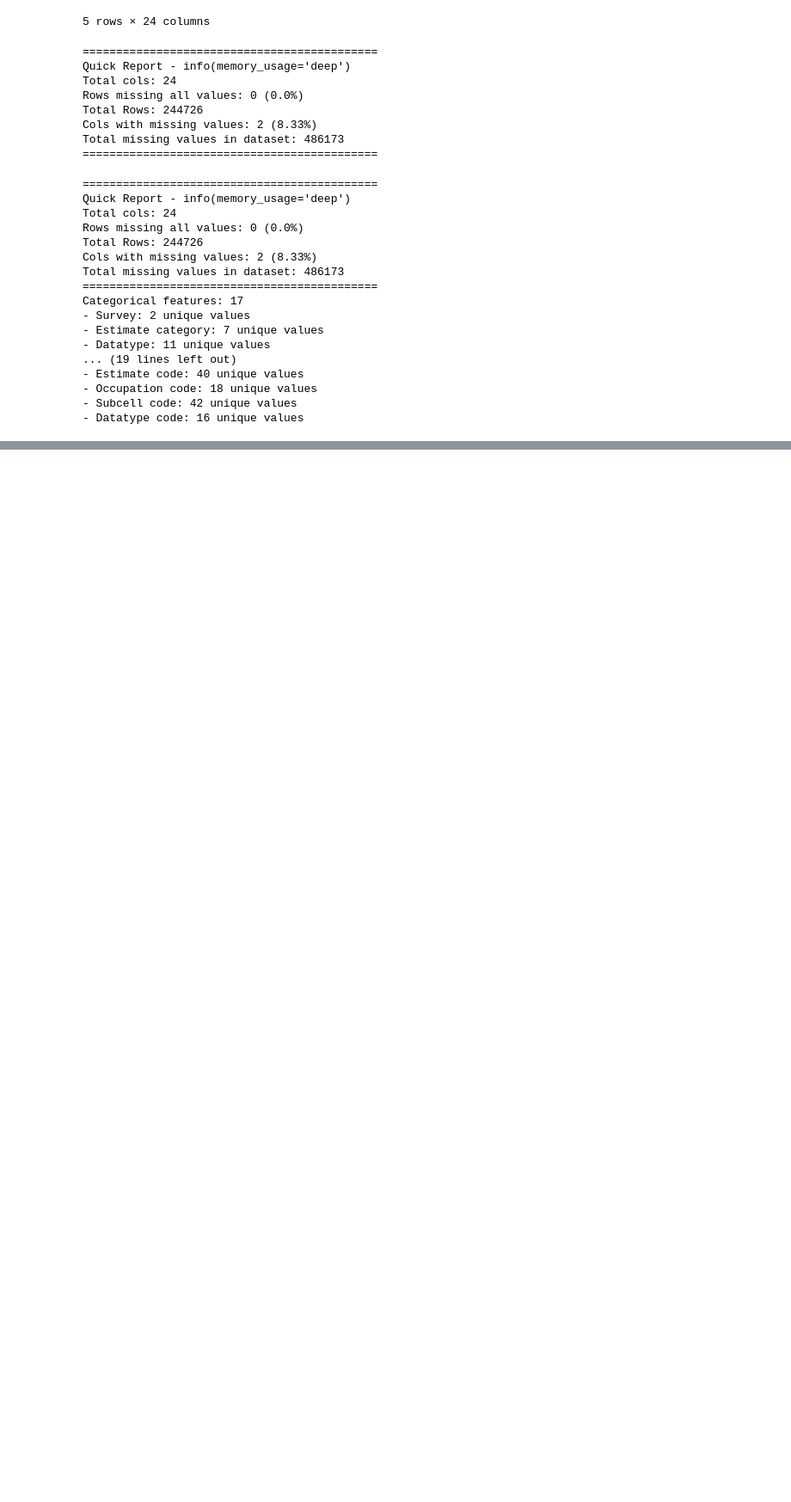
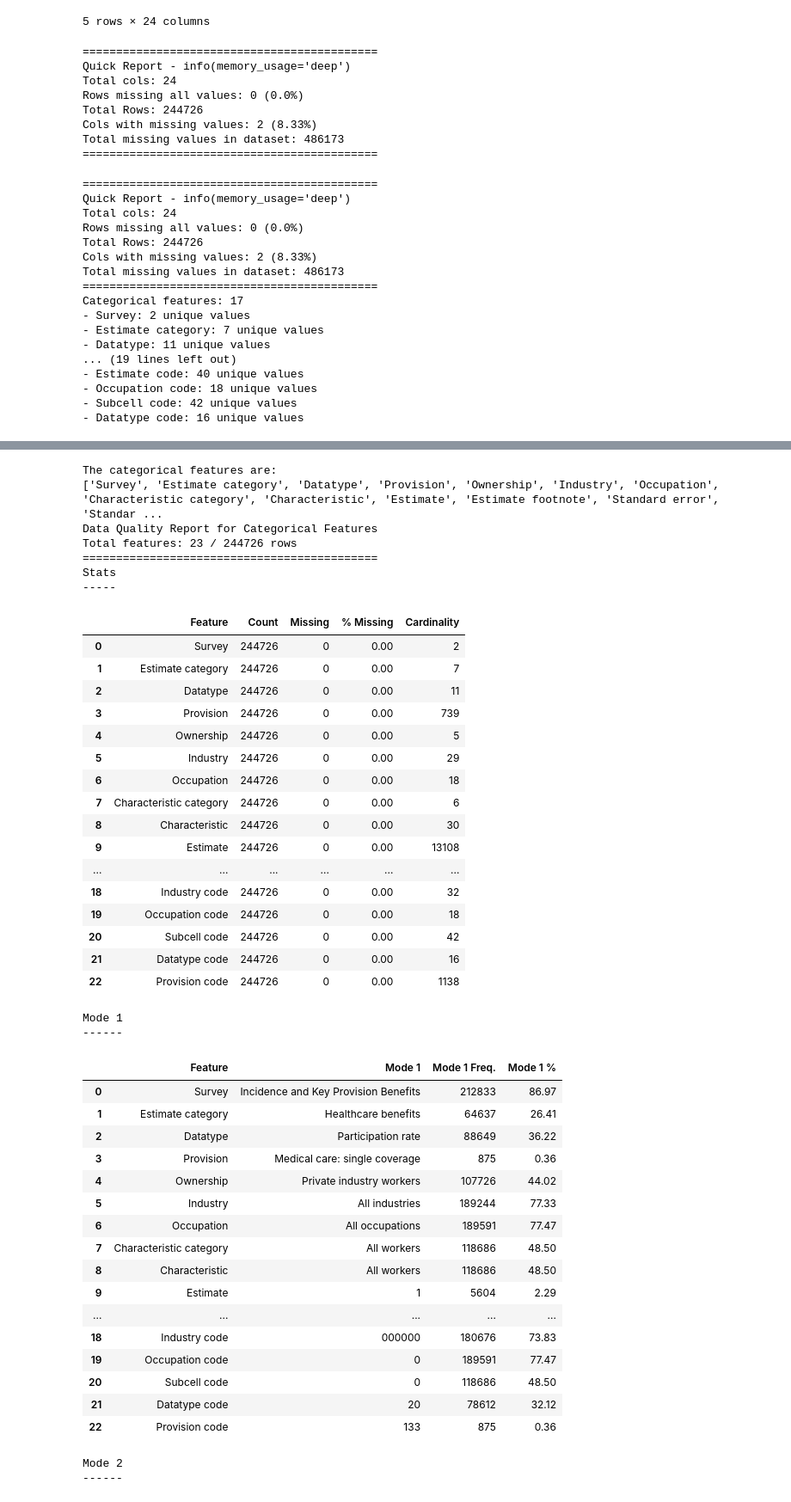
Before and after one commit to amayranib/ADS-508-team-project, a Jupyter notebook: eda/jc_eda.ipynb, the cells around one changed output, grey strips where cells are left out. Shown at 86% size. Saved outputs shown, nothing was run; the diff lists cells and outputs as text; code cells hidden in the pictures; blank space fills up the shorter version.

Commit message:
Preprocess data to be used in AutoML

```diff
--- a/eda/jc_eda.ipynb
+++ b/eda/jc_eda.ipynb
@@ -93,0 +128,5 @@ Categorical features: 17
+# %%
+# convert columns to categorical datatypes
+cat_features = ['Standard error footnote', 'Ownership code', 'Estimate code', 'Occupation code', 'Subcell code', 'Datatype code']
+df_filtered[cat_features] = df_filtered[cat_features].astype("category")
+print(df_filtered.dtypes)
@@ -93,0 +170,48 @@ Categorical features: 17
+# %%
+jeda.dqr_cat(df_filtered)
+# %% [output]
+The categorical features are:
+['Survey', 'Estimate category', 'Datatype', 'Provision', 'Ownership', 'Industry', 'Occupation', 'Characteristic category', 'Characteristic', 'Estimate', 'Estimate footnote', 'Standard error', 'Standar ...
+Data Quality Report for Categorical Features
+Total features: 23 / 244726 rows
+============================================
+Stats
+-----
+|  | Feature | Count | Missing | % Missing | Cardinality |
+| 0 | Survey | 244726 | 0 | 0.00 | 2 |
+| 1 | Estimate category | 244726 | 0 | 0.00 | 7 |
+| 2 | Datatype | 244726 | 0 | 0.00 | 11 |
+| 3 | Provision | 244726 | 0 | 0.00 | 739 |
+| 4 | Ownership | 244726 | 0 | 0.00 | 5 |
+| 5 | Industry | 244726 | 0 | 0.00 | 29 |
+| 6 | Occupation | 244726 | 0 | 0.00 | 18 |
+| 7 | Characteristic category | 244726 | 0 | 0.00 | 6 |
+| 8 | Characteristic | 244726 | 0 | 0.00 | 30 |
+| 9 | Estimate | 244726 | 0 | 0.00 | 13108 |
+| ... | ... | ... | ... | ... | ... |
+| 18 | Industry code | 244726 | 0 | 0.00 | 32 |
+| 19 | Occupation code | 244726 | 0 | 0.00 | 18 |
+| 20 | Subcell code | 244726 | 0 | 0.00 | 42 |
+| 21 | Datatype code | 244726 | 0 | 0.00 | 16 |
+| 22 | Provision code | 244726 | 0 | 0.00 | 1138 |
+Mode 1
+------
+|  | Feature | Mode 1 | Mode 1 Freq. | Mode 1 % |
+| 0 | Survey | Incidence and Key Provision Benefits | 212833 | 86.97 |
+| 1 | Estimate category | Healthcare benefits | 64637 | 26.41 |
+| 2 | Datatype | Participation rate | 88649 | 36.22 |
+| 3 | Provision | Medical care: single coverage | 875 | 0.36 |
+| 4 | Ownership | Private industry workers | 107726 | 44.02 |
+| 5 | Industry | All industries | 189244 | 77.33 |
+| 6 | Occupation | All occupations | 189591 | 77.47 |
+| 7 | Characteristic category | All workers | 118686 | 48.50 |
+| 8 | Characteristic | All workers | 118686 | 48.50 |
+| 9 | Estimate | 1 | 5604 | 2.29 |
+| ... | ... | ... | ... | ... |
+| 18 | Industry code | 000000 | 180676 | 73.83 |
+| 19 | Occupation code | 0 | 189591 | 77.47 |
+| 20 | Subcell code | 0 | 118686 | 48.50 |
+| 21 | Datatype code | 20 | 78612 | 32.12 |
+| 22 | Provision code | 133 | 875 | 0.36 |
+Mode 2
+------
```
Also changed, not shown: parts of 12 cells of this notebook.
